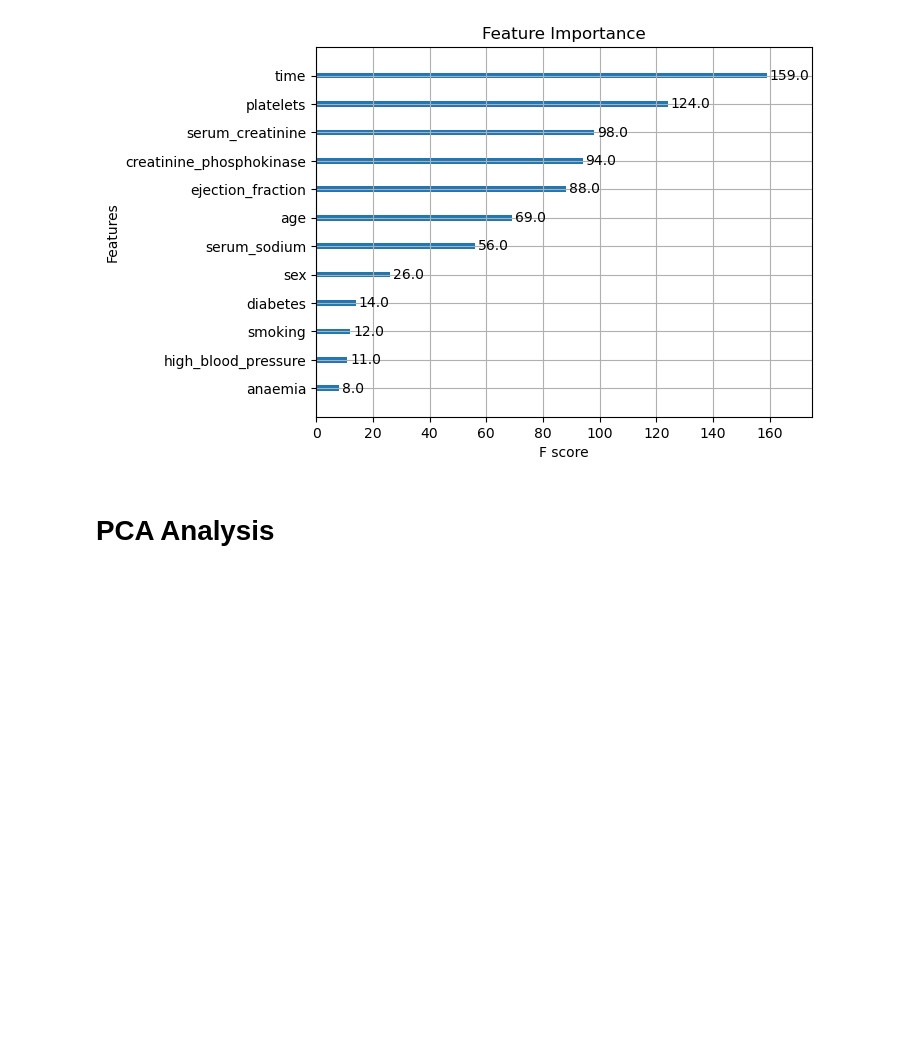
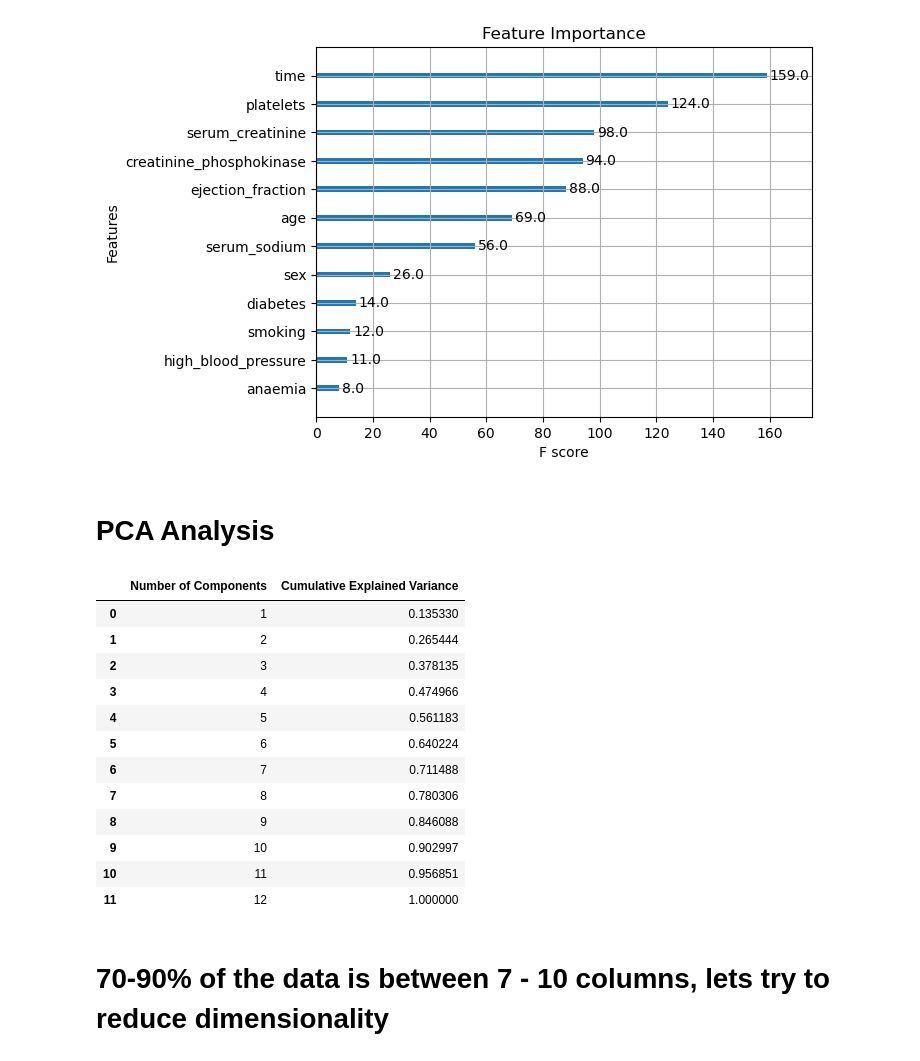
Before and after one commit to MaukanMir/Survival-Patient-Heart-Failure-Classification, a Jupyter notebook: training.ipynb, the cells around one changed output. Drawn from its saved outputs; the diff is of its cells as text; code cells hidden in the pictures; blank space fills up the shorter version.

```diff
--- a/training.ipynb
+++ b/training.ipynb
@@ -756,3 +789,21 @@ plt.show()
 [figure]
 # %% [markdown]
 # PCA Analysis
+# %%
+pca_analysis(X_bl)
+# %% [output]
+|  | Number of Components | Cumulative Explained Variance |
+| 0 | 1 | 0.135330 |
+| 1 | 2 | 0.265444 |
+| 2 | 3 | 0.378135 |
+| 3 | 4 | 0.474966 |
+| 4 | 5 | 0.561183 |
+| 5 | 6 | 0.640224 |
+| 6 | 7 | 0.711488 |
+| 7 | 8 | 0.780306 |
+| 8 | 9 | 0.846088 |
+| 9 | 10 | 0.902997 |
+| 10 | 11 | 0.956851 |
+| 11 | 12 | 1.000000 |
+# %% [markdown]
+# 70-90% of the data is between 7 - 10 columns, lets try to reduce dimensionality
```
Also changed, not shown: parts of 1 cell of this notebook.
